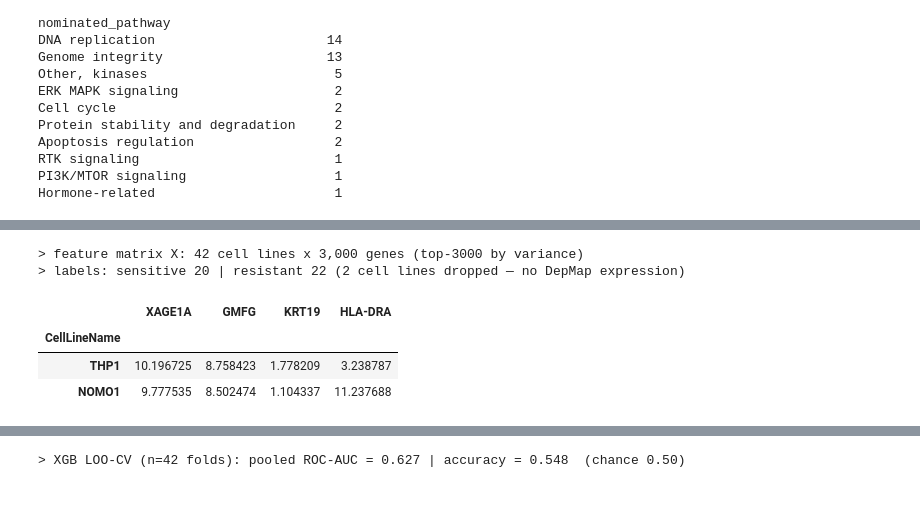
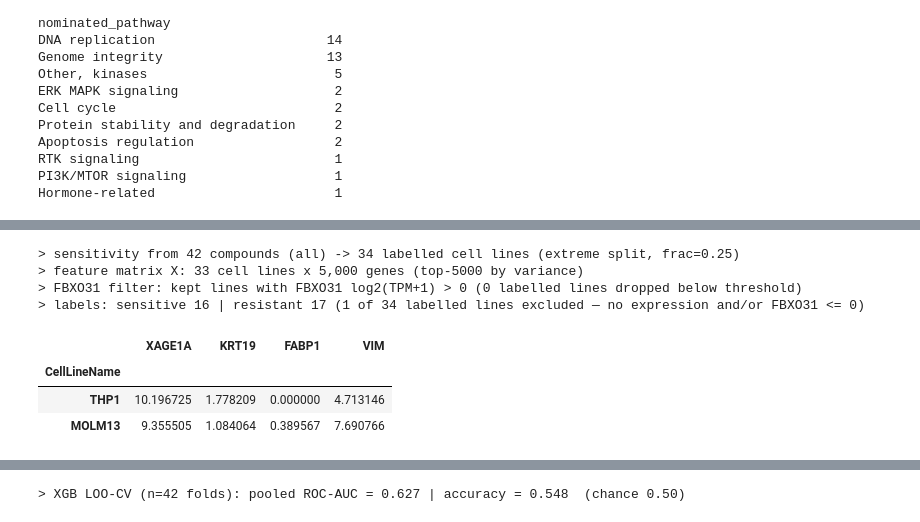
Before and after one commit to gtamo39/MS_ML, a Jupyter notebook: vignettes/MS_cytotox.ipynb, the cells around one changed output, grey strips where cells are left out. Cells and saved outputs as stored; diff of their text form; code cells hidden in the pictures.

```diff
--- a/vignettes/MS_cytotox.ipynb
+++ b/vignettes/MS_cytotox.ipynb
@@ -684,8 +702,8 @@ plt.show()
 ## Split cell lines between sensitive and resistant (binarize — TERTILE split).
 # 1) drop the pan-killer compound (kills everything -> dominates the per-cell-line mean)
 mat = sig.set_index('compound').apply(pd.to_numeric, errors='coerce')
-DROP_COMPOUNDS = ['SRB-0005618']
-mat = mat.drop(index=[c for c in DROP_COMPOUNDS if c in mat.index])
+# DROP_COMPOUNDS = ['SRB-0005618']
+# mat = mat.drop(index=[c for c in DROP_COMPOUNDS if c in mat.index])
 print(f'> dropped {DROP_COMPOUNDS}: {mat.shape[0]} compounds x {mat.shape[1]} cell lines remain')
 
 # 2) per-cell-line general sensitivity = mean killing across compounds (higher = more sensitive)
@@ -693,7 +711,7 @@ sens = (100 - mat).mean(axis=0).sort_values(ascending=False)
 
 # 3) TERTILE split: top third = sensitive, bottom third = resistant, AMBIGUOUS MIDDLE DROPPED
 #    (sharpens the contrast vs a median split — standard CCLE-style discretisation)
-lo, hi = sens.quantile([1/3, 2/3])
+lo, hi = sens.quantile([1/3,2/3])
 label = pd.Series(index=sens.index, dtype=object, name='group')
 label[sens >= hi] = 'sensitive'
 label[sens <= lo] = 'resistant'
@@ -713,29 +843,56 @@ Name: count, dtype: int64
 # %%
 ## Build the feature matrix: DepMap expression genes for our cell lines,
-## aligned to the sensitive/resistant labels from the cell above.
-TOP_GENES = 3000      # keep the TOP_GENES highest-VARIANCE genes (most informative); None = all ~19K
+## aligned to sensitive/resistant labels. Two knobs:
+##   COMPOUNDS  - which compounds' mean viability defines sensitivity (None = all in mat).
+##   FBXO31_MIN - keep only cell lines that EXPRESS FBXO31 (log2(TPM+1) > this); the
+##                FBXO31-sensitivity hypothesis is only meaningful where it is expressed.
+import importlib, python.cytotox_plots as cup; importlib.reload(cup)
 
-expr = pd.read_parquet('output/cytotox/expr_ourlines.parquet')   # cell lines x 19,193 genes
+TOP_GENES  = 5000     # keep the TOP_GENES highest-VARIANCE genes (most informative); None = all ~19K
+FBXO31_MIN = 0        # keep only cell lines with FBXO31 log2(TPM+1) > this (None = no filter)
+COMPOUNDS  = None # ['SRB-0002230'] #       # compounds whose mean killing defines sensitive/resistant (None = all in mat)
+SPLIT_FRAC = 1/4      # extreme split: top frac = sensitive, bottom frac = resistant, middle dropped (1/3 = tertile; 0.25 = quartiles; smaller = more extreme)
 
-# keep cell lines that have BOTH expression and a sensitivity label
-cells = [c for c in expr.index if c in label.index]
+# (re)compute sensitive/resistant labels from the chosen compound set: keep the top and
+# bottom SPLIT_FRAC of cell lines, drop the ambiguous middle. COMPOUNDS=None + frac=1/3
+# reproduces the global `label` from the split cell.
+y_all = cup.sensitivity_labels(mat, compounds=COMPOUNDS, method='tertile', frac=SPLIT_FRAC)
+
+# keep cell lines that have BOTH expression and a (compound-derived) label
+cells = [c for c in expr.index if c in y_all.index]
+
+# FBXO31-expression filter
+n_drop_fbxo = 0
+if FBXO31_MIN is not None:
+    keep        = expr.loc[cells, 'FBXO31'] > FBXO31_MIN
+    n_drop_fbxo = int((~keep).sum())
+    cells       = keep[keep].index.tolist()
+
 X = expr.loc[cells]                       # rows = cell lines, cols = genes
-y = label.loc[cells]                      # 'sensitive' / 'resistant'
+y = y_all.loc[cells]                      # 'sensitive' / 'resistant'
 
 # optionally reduce to the most-variable genes (variance taken across cell lines)
 if TOP_GENES:
     top = X.var(axis=0).sort_values(ascending=False).head(TOP_GENES).index
     X = X[top]
 
+ncmp = mat.shape[0] if COMPOUNDS is None else len([c for c in COMPOUNDS if c in mat.index])
+print(f'> sensitivity from {ncmp} compounds {"(all)" if COMPOUNDS is None else "(selected)"} '
+      f'-> {len(y_all)} labelled cell lines (extreme split, frac={SPLIT_FRAC:.3g})')
 print(f'> feature matrix X: {X.shape[0]} cell lines x {X.shape[1]:,} genes '
       f'({"top-%d by variance" % TOP_GENES if TOP_GENES else "all genes"})')
+if FBXO31_MIN is not None:
+    print(f'> FBXO31 filter: kept lines with FBXO31 log2(TPM+1) > {FBXO31_MIN} '
+          f'({n_drop_fbxo} labelled lines dropped below threshold)')
 print(f'> labels: sensitive {int((y=="sensitive").sum())} | resistant {int((y=="resistant").sum())} '
-      f'({len(label)-len(cells)} cell lines dropped — no DepMap expression)')
+      f'({len(y_all)-len(cells)} of {len(y_all)} labelled lines excluded — no expression and/or FBXO31 <= {FBXO31_MIN})')
 X.iloc[:2, :4]
 # %% [output]
-> feature matrix X: 42 cell lines x 3,000 genes (top-3000 by variance)
-> labels: sensitive 20 | resistant 22 (2 cell lines dropped — no DepMap expression)
+> sensitivity from 42 compounds (all) -> 34 labelled cell lines (extreme split, frac=0.25)
+> feature matrix X: 33 cell lines x 5,000 genes (top-5000 by variance)
+> FBXO31 filter: kept lines with FBXO31 log2(TPM+1) > 0 (0 labelled lines dropped below threshold)
+> labels: sensitive 16 | resistant 17 (1 of 34 labelled lines excluded — no expression and/or FBXO31 <= 0)
-|  | XAGE1A | GMFG | KRT19 | HLA-DRA |
+|  | XAGE1A | KRT19 | FABP1 | VIM |
 | CellLineName |  |  |  |  |
-| THP1 | 10.196725 | 8.758423 | 1.778209 | 3.238787 |
-| NOMO1 | 9.777535 | 8.502474 | 1.104337 | 11.237688 |
+| THP1 | 10.196725 | 1.778209 | 0.000000 | 4.713146 |
+| MOLM13 | 9.355505 | 1.084064 | 0.389567 | 7.690766 |
```
Also changed, not shown: parts of 18 cells of this notebook, 4 other files.
